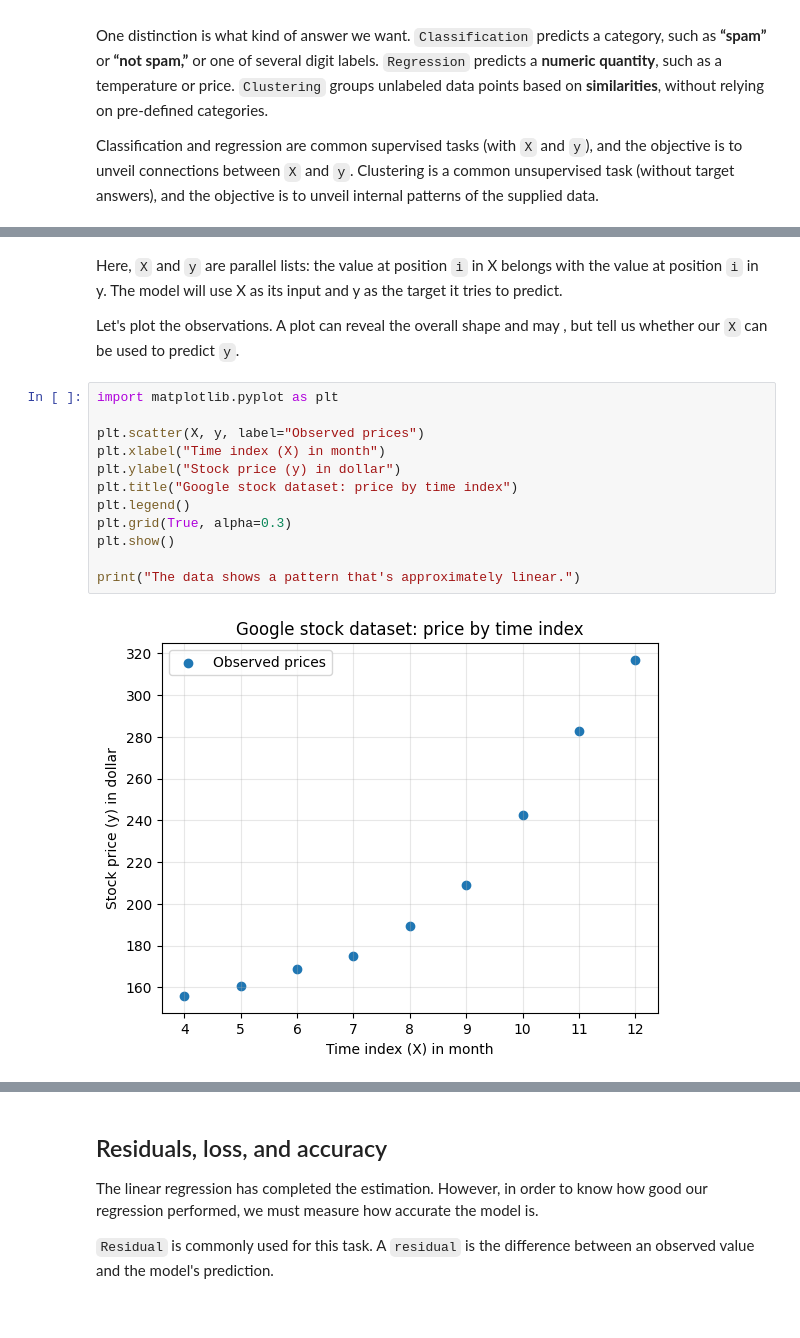
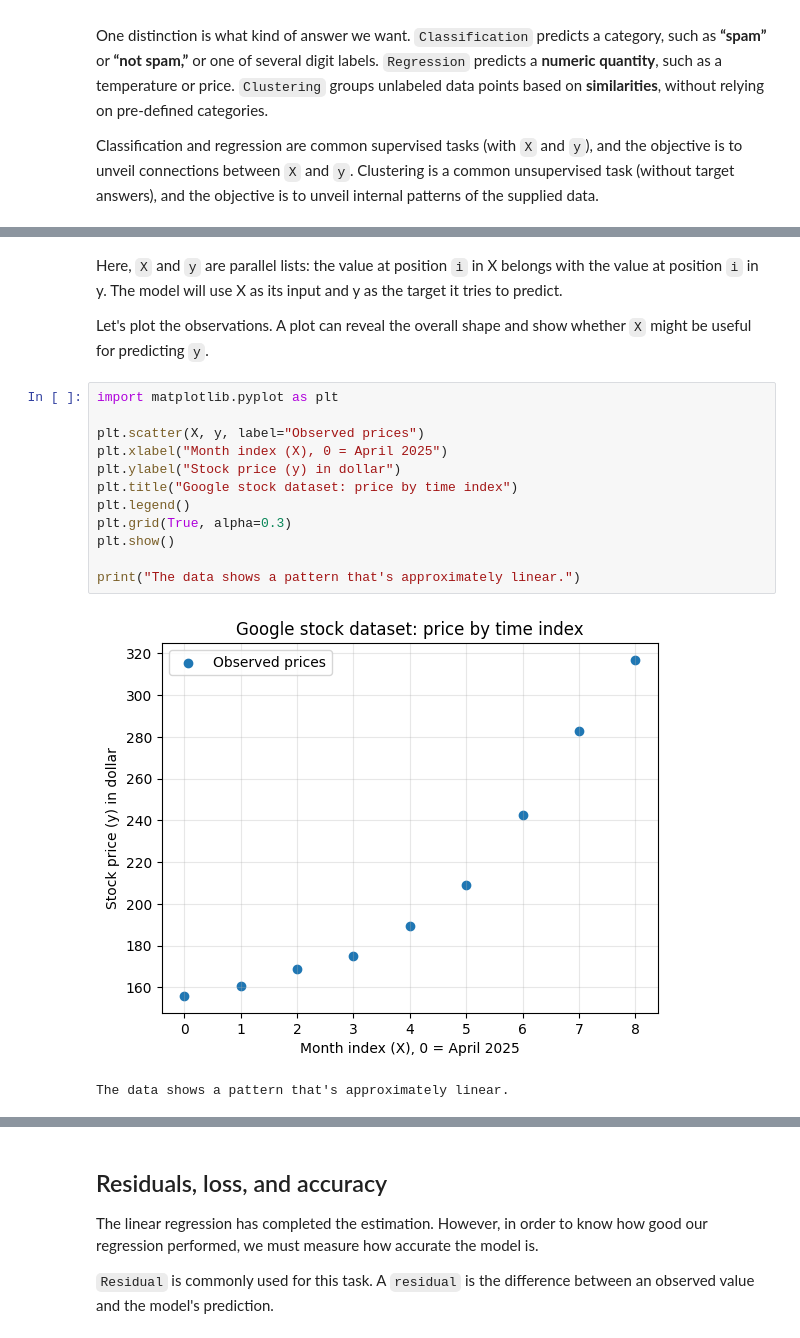
Before and after one commit to prismelt/neural-network-from-scratch, a Jupyter notebook: notebooks/01-introduction-to-machine-learning.ipynb, the cells around one changed output, grey strips where cells are left out. Cells and saved outputs as stored; diff of their text form.

```diff
--- a/notebooks/01-introduction-to-machine-learning.ipynb
+++ b/notebooks/01-introduction-to-machine-learning.ipynb
@@ -80,21 +78,22 @@ First three y values: [155.86000061035156, 160.43000030517578, 168.6299972534179
 # %% [markdown]
 Here, `X` and `y` are parallel lists: the value at position `i` in X belongs with the value at position `i` in y. The model will use X as its input and y as the target it tries to predict.
 
-Let's plot the observations. A plot can reveal the overall shape and may , but tell us whether our `X` can be used to predict `y`.
+Let's plot the observations. A plot can reveal the overall shape and show whether `X` might be useful for predicting `y`.
 # %%
 import matplotlib.pyplot as plt
 
 plt.scatter(X, y, label="Observed prices")
-plt.xlabel("Time index (X) in month")
+plt.xlabel("Month index (X), 0 = April 2025")
 plt.ylabel("Stock price (y) in dollar")
 plt.title("Google stock dataset: price by time index")
 plt.legend()
 plt.grid(True, alpha=0.3)
 plt.show()
 
 print("The data shows a pattern that's approximately linear.")
 # %% [output]
-[figure, old version]
+[figure, new version]
+The data shows a pattern that's approximately linear.
 # %% [markdown]
 ## Fit a straight line using plain Python
 
```
Also changed, not shown: parts of 16 cells of this notebook, 5 other files.
